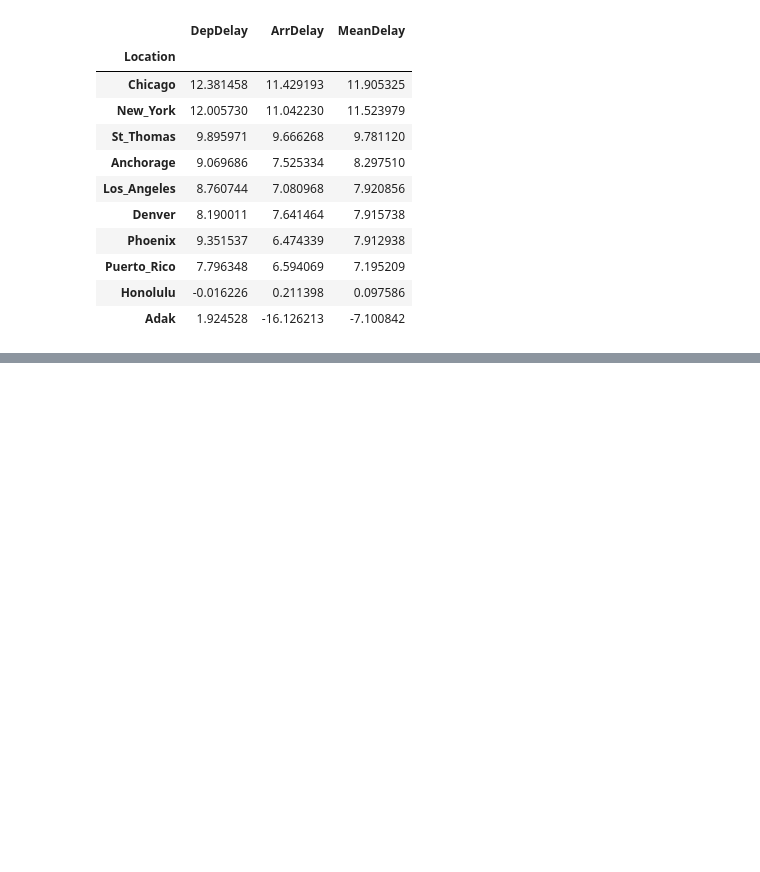
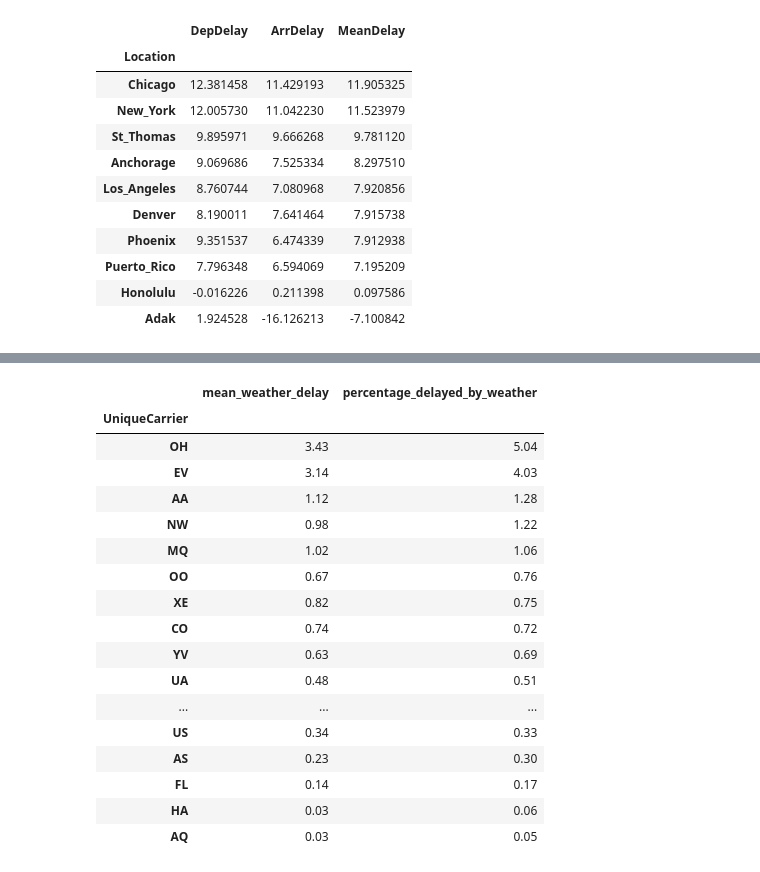
Before and after one commit to Pawlo77/Airline-Perfomrmance-Data-Analysis, a Jupyter notebook: src/exploring_questions.ipynb, the cells around one changed output, grey strips where cells are left out. Saved outputs shown, nothing was run; the diff lists cells and outputs as text; code cells hidden in the pictures; blank space fills up the shorter version.

```diff
--- a/src/exploring_questions.ipynb
+++ b/src/exploring_questions.ipynb
@@ -336,0 +395,28 @@ delay_by_location.sort_values(by="MeanDelay", ascending=False).head(10)
+# %%
+# Determine the percentage of delayed flights caused by weather conditions for each carrier,
+# and the average delay time caused by weather conditions for each carrier
+
+weather_delay_by_carrier = pd.DataFrame(flights.groupby("UniqueCarrier")["WeatherDelay"].mean().round(2))
+weather_delay_by_carrier["percentage_delayed_by_weather"] = flights.groupby("UniqueCarrier")\
+["DelayReason"].apply(lambda x: (x == "WeatherDelay").mean() * 100).round(2)
+weather_delay_by_carrier = weather_delay_by_carrier.rename(columns={"WeatherDelay": "mean_weather_delay"})
+weather_delay_by_carrier.sort_values(by="percentage_delayed_by_weather", ascending=False).dropna()
+# %% [output]
+|  | mean_weather_delay | percentage_delayed_by_weather |
+| UniqueCarrier |  |  |
+| OH | 3.43 | 5.04 |
+| EV | 3.14 | 4.03 |
+| AA | 1.12 | 1.28 |
+| NW | 0.98 | 1.22 |
+| MQ | 1.02 | 1.06 |
+| OO | 0.67 | 0.76 |
+| XE | 0.82 | 0.75 |
+| CO | 0.74 | 0.72 |
+| YV | 0.63 | 0.69 |
+| UA | 0.48 | 0.51 |
+| ... | ... | ... |
+| US | 0.34 | 0.33 |
+| AS | 0.23 | 0.30 |
+| FL | 0.14 | 0.17 |
+| HA | 0.03 | 0.06 |
+| AQ | 0.03 | 0.05 |
```
Also changed, not shown: parts of 8 cells of this notebook.
